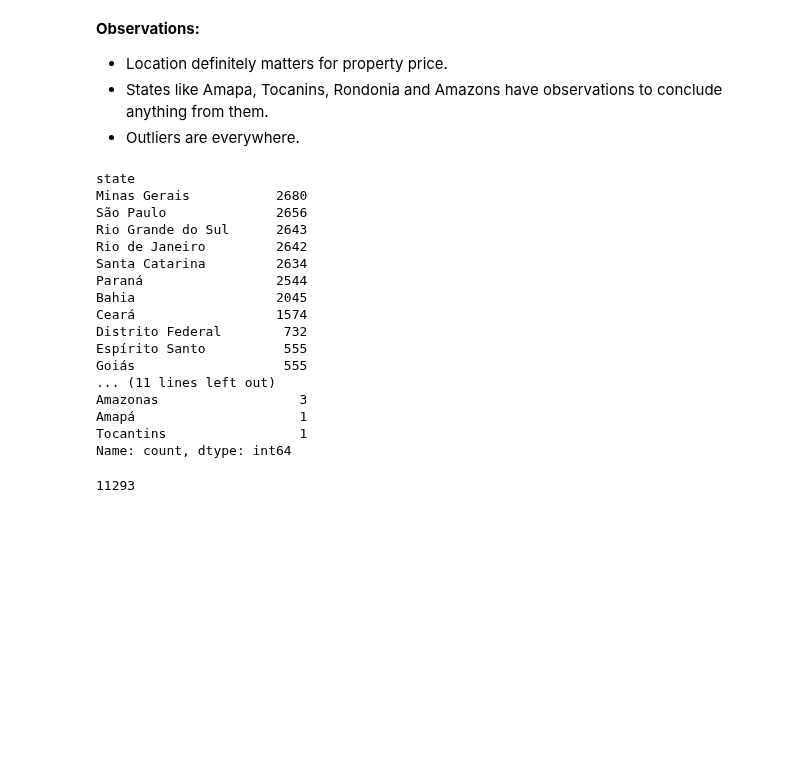
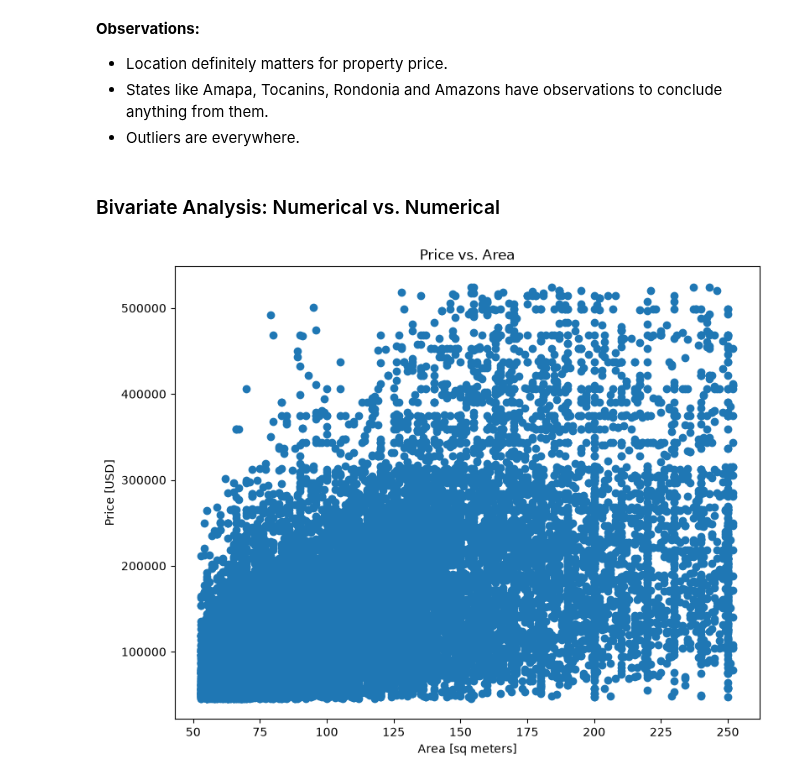
Before and after one commit to rounak173/Brazil-Real-Estate-EDA, a Jupyter notebook: eda_brazil_real_estate.ipynb, the cells around one changed output. Saved outputs shown, nothing was run; the diff lists cells and outputs as text; code cells hidden in the pictures; blank space fills up the shorter version.

```diff
--- a/eda_brazil_real_estate.ipynb
+++ b/eda_brazil_real_estate.ipynb
@@ -451,27 +454,23 @@ plt.show()
 * Location definitely matters for property price.
 * States like Amapa, Tocanins, Rondonia and Amazons have observations to conclude anything from them.
 * Outliers are everywhere.
-# %%
-df["state"].value_counts()
-# %% [output]
-state
-Minas Gerais           2680
-São Paulo              2656
-Rio Grande do Sul      2643
-Rio de Janeiro         2642
-Santa Catarina         2634
-Paraná                 2544
-Bahia                  2045
-Ceará                  1574
-Distrito Federal        732
-Espírito Santo          555
-Goiás                   555
-... (11 lines left out)
-Amazonas                  3
-Amapá                     1
-Tocantins                 1
-Name: count, dtype: int64
-# %%
-2656+2643+2642+318+2634+302+68+24+5+1
-# %% [output]
-11293
+# %% [markdown]
+### Bivariate Analysis: Numerical vs. Numerical
+# %%
+# ---------- Create a scatter plot for price vs. area -----------------
+
+# Create canvas and axis
+fig, ax = plt.subplots(figsize=(9, 7))
+
+# Create the scatter plot
+ax.scatter(df["area_m2"], df["price_usd"])
+
+# Set labels and title
+ax.set_title("Price vs. Area")
+ax.set_ylabel("Price [USD]")
+ax.set_xlabel("Area [sq meters]")
+
+# Show the plot
+plt.show()
+# %% [output]
+[figure, added]
```
Also changed, not shown: parts of 28 cells of this notebook.
